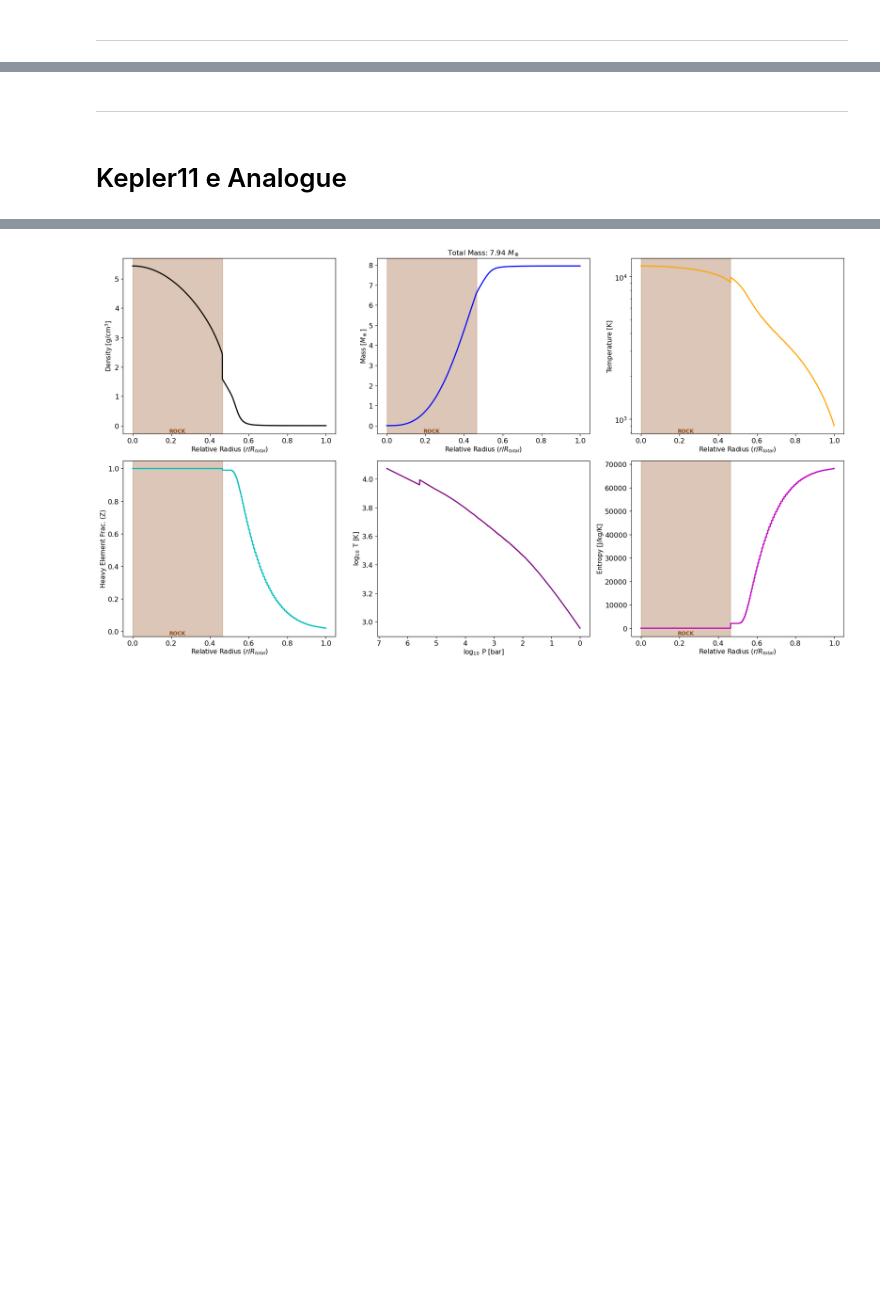
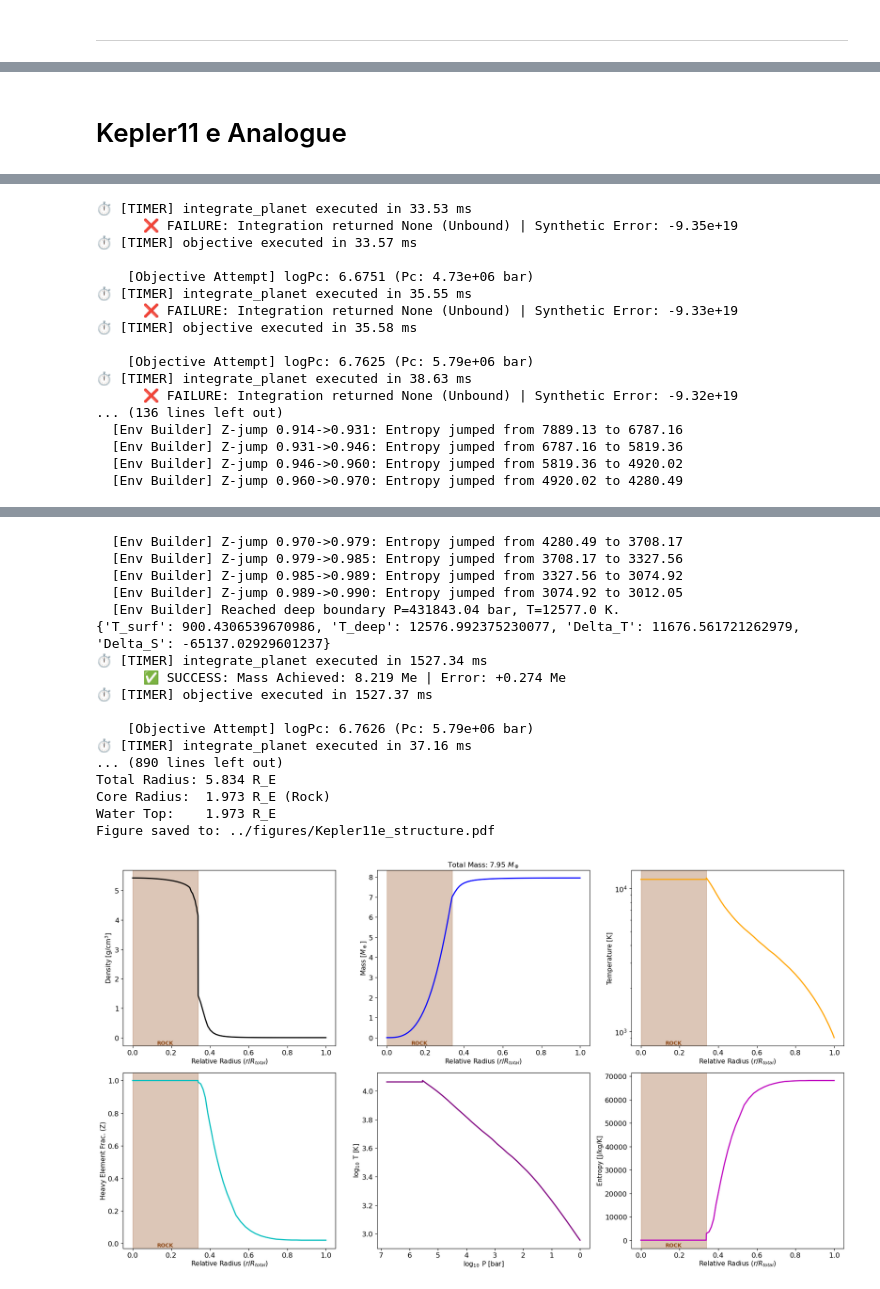
Before and after one commit to ChristianSWilkinson/fuzzycore, a Jupyter notebook: notebooks/planet_tests.ipynb, the cells around one changed output, grey strips where cells are left out. Cells and saved outputs as stored; diff of their text form; code cells hidden in the pictures; blank space fills up the shorter version.

Commit message:
major changes to calculation speed, waterworld convergence speed and Z profiles

```diff
--- a/notebooks/planet_tests.ipynb
+++ b/notebooks/planet_tests.ipynb
@@ -107,0 +366,16 @@ ddc_proof
+# %%
+import os
+import numpy as np
+import pandas as pd
+import matplotlib.pyplot as plt
+
+# 1. Cleanly import the fuzzycore package!
+import fuzzycore.solver as solver
+import fuzzycore.plotting as plotting
+import fuzzycore.utils as utils
+import fuzzycore.constants as c
+
+# Visualization Settings
+%matplotlib inline
+plt.rcParams['figure.dpi'] = 100
+plt.rcParams['font.size'] = 12
@@ -347,5 +514,19 @@ KeyboardInterrupt:
-# %% [markdown]
----------
+# %%
+import os
+import numpy as np
+import pandas as pd
+import matplotlib.pyplot as plt
+
+# 1. Cleanly import the fuzzycore package!
+import fuzzycore.solver as solver
+import fuzzycore.plotting as plotting
+import fuzzycore.utils as utils
+import fuzzycore.constants as c
+
+# Visualization Settings
+%matplotlib inline
+plt.rcParams['figure.dpi'] = 100
+plt.rcParams['font.size'] = 12
 # %% [markdown]
 # Kepler11 e Analogue
 # %%
@@ -354,7 +535,7 @@ M_Kepler11e = 7.945 * c.M_EARTH  # Refined Mass
 
 params = {
     # Interior: Must be small to allow a massive, thick envelope
-    'M_rock': 6.6 * c.M_EARTH,
+    'M_rock': 7.0 * c.M_EARTH,
 
     # We set water to 0.0. Kepler-11e is too hot and gas-dominated
     # for a distinct liquid/ice mantle. Metals are mixed in the envelope.
@@ -369,7 +550,7 @@ params = {
 
     # A wide dilute region (fuzzy core) lofts heavy elements into the
     # envelope, restricting convection and puffing the radius up even further.
-    'sigma_val': 0.25,
+    'sigma_val': 0.2,
 
     # Iron fraction for the rock core (Earth-like)
     'iron_fraction': 0.33,
@@ -458,0 +662,17 @@ Figure saved to: ../figures/Kepler11e_structure.pdf
+⏱️ [TIMER] integrate_planet executed in 33.53 ms
+      ❌ FAILURE: Integration returned None (Unbound) | Synthetic Error: -9.35e+19
+⏱️ [TIMER] objective executed in 33.57 ms
+
+    [Objective Attempt] logPc: 6.6751 (Pc: 4.73e+06 bar)
+⏱️ [TIMER] integrate_planet executed in 35.55 ms
+      ❌ FAILURE: Integration returned None (Unbound) | Synthetic Error: -9.33e+19
+⏱️ [TIMER] objective executed in 35.58 ms
+
+    [Objective Attempt] logPc: 6.7625 (Pc: 5.79e+06 bar)
+⏱️ [TIMER] integrate_planet executed in 38.63 ms
+      ❌ FAILURE: Integration returned None (Unbound) | Synthetic Error: -9.32e+19
+... (136 lines left out)
+  [Env Builder] Z-jump 0.914->0.931: Entropy jumped from 7889.13 to 6787.16
+  [Env Builder] Z-jump 0.931->0.946: Entropy jumped from 6787.16 to 5819.36
+  [Env Builder] Z-jump 0.946->0.960: Entropy jumped from 5819.36 to 4920.02
+  [Env Builder] Z-jump 0.960->0.970: Entropy jumped from 4920.02 to 4280.49
@@ -459 +680,18 @@ Figure saved to: ../figures/Kepler11e_structure.pdf
+  [Env Builder] Z-jump 0.970->0.979: Entropy jumped from 4280.49 to 3708.17
+  [Env Builder] Z-jump 0.979->0.985: Entropy jumped from 3708.17 to 3327.56
+  [Env Builder] Z-jump 0.985->0.989: Entropy jumped from 3327.56 to 3074.92
+  [Env Builder] Z-jump 0.989->0.990: Entropy jumped from 3074.92 to 3012.05
+  [Env Builder] Reached deep boundary P=431843.04 bar, T=12577.0 K.
+{'T_surf': 900.4306539670986, 'T_deep': 12576.992375230077, 'Delta_T': 11676.561721262979, 'Delta_S': -65137.02929601237}
+⏱️ [TIMER] integrate_planet executed in 1527.34 ms
+      ✅ SUCCESS: Mass Achieved: 8.219 Me | Error: +0.274 Me
+⏱️ [TIMER] objective executed in 1527.37 ms
+
+    [Objective Attempt] logPc: 6.7626 (Pc: 5.79e+06 bar)
+⏱️ [TIMER] integrate_planet executed in 37.16 ms
+... (890 lines left out)
+Total Radius: 5.834 R_E
+Core Radius:  1.973 R_E (Rock)
+Water Top:    1.973 R_E
+Figure saved to: ../figures/Kepler11e_structure.pdf
-[figure, old version]
+[figure, new version]
```
Also changed, not shown: parts of 16 cells of this notebook, 18 other files.
